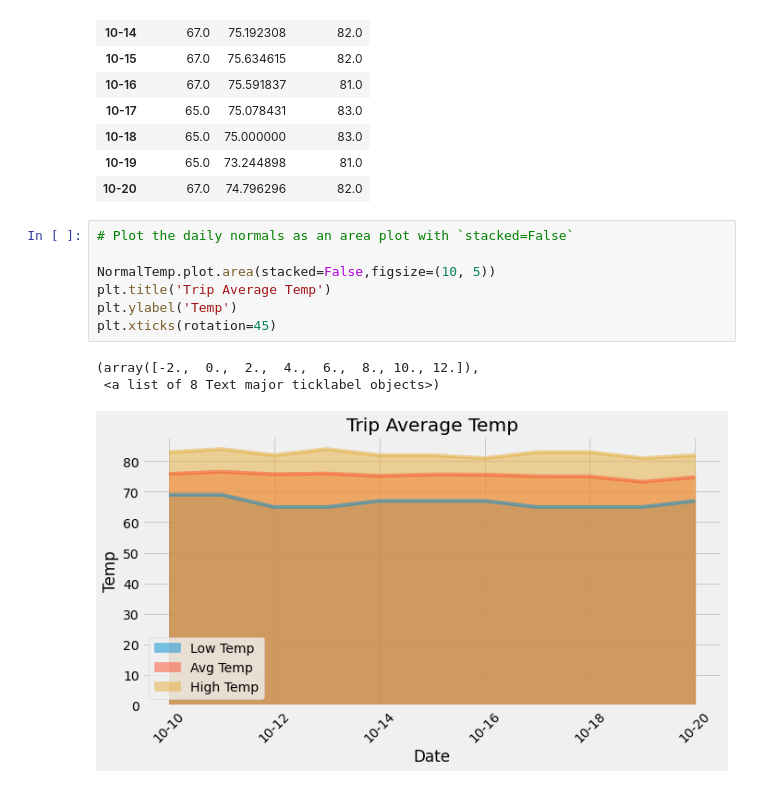
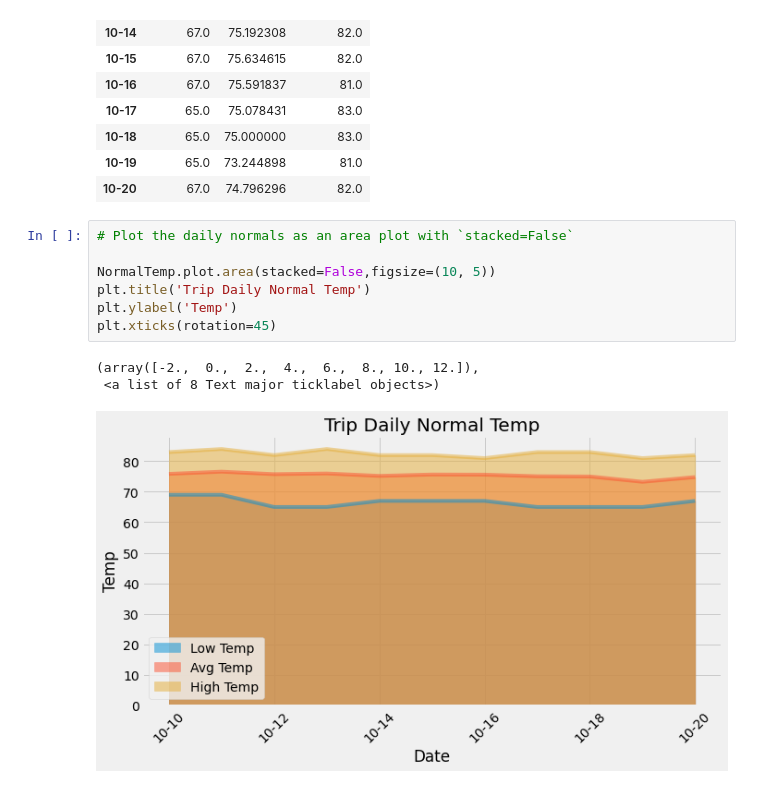
Before and after one commit to Nickoranteng/Climate-Analysis-and-Exploration, a Jupyter notebook: Climate Case/climate_starter.ipynb, the cells around one changed output. Saved outputs shown, nothing was run; the diff lists cells and outputs as text.

```diff
--- a/Climate Case/climate_starter.ipynb
+++ b/Climate Case/climate_starter.ipynb
@@ -385,11 +380,11 @@ NormalTemp
 # %%
 # Plot the daily normals as an area plot with `stacked=False`
 
 NormalTemp.plot.area(stacked=False,figsize=(10, 5))
-plt.title('Trip Average Temp')
+plt.title('Trip Daily Normal Temp')
 plt.ylabel('Temp')
 plt.xticks(rotation=45)
 # %% [output]
 (array([-2.,  0.,  2.,  4.,  6.,  8., 10., 12.]),
  <a list of 8 Text major ticklabel objects>)
-[figure, old version]
+[figure, new version]
```
Also changed, not shown: parts of 1 cell of this notebook.
